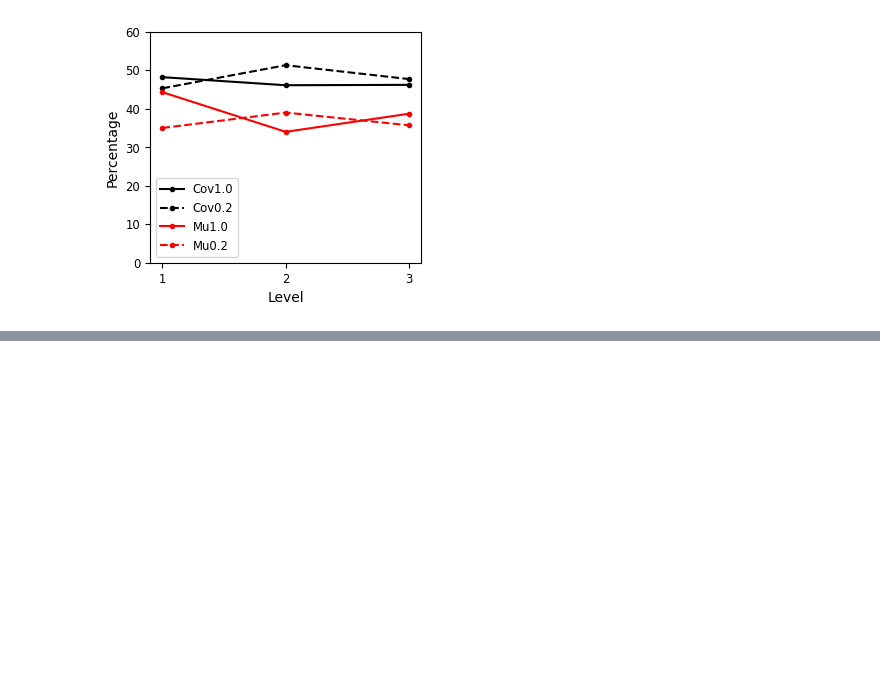
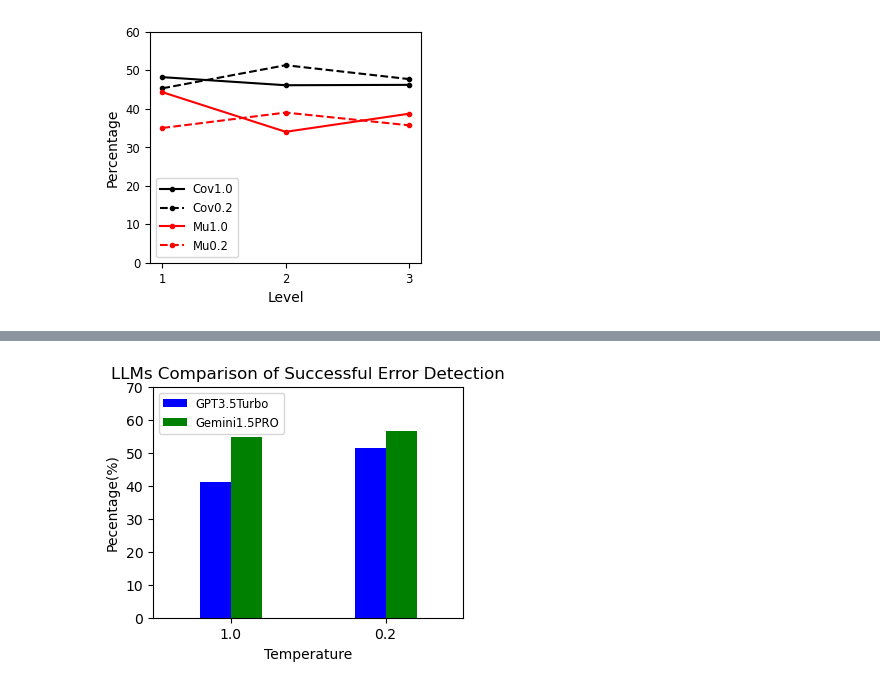
Before and after one commit to 12138mICHAEL1111/llm-test-generation, a Jupyter notebook: chart.ipynb, the cells around one changed output, grey strips where cells are left out. Drawn from its saved outputs; the diff is of its cells as text; code cells hidden in the pictures; blank space fills up the shorter version.

```diff
--- a/chart.ipynb
+++ b/chart.ipynb
@@ -117,0 +118,38 @@ plt.savefig("chart/compare.pdf", format='pdf', bbox_inches='tight')
+# %%
+import matplotlib.pyplot as plt
+import numpy as np
+
+# 示例数据
+categories = ['1.0', '0.2']
+GPT = [41.1,51.3]
+Gemini = [54.9,56.7]
+
+
+# 每个柱的位置
+x = np.arange(len(categories))  # 标签位置
+width = 0.2  # 柱的宽度
+
+# 创建图形
+# 绘制柱状图
+fig, ax = plt.subplots(figsize=(4, 3))
+bar1 = ax.bar(x - width/2, GPT, width, label='GPT3.5Turbo', color='blue')
+bar2 = ax.bar(x + width/2, Gemini, width, label='Gemini1.5PRO', color='green')
+
+# 添加标题和轴标签
+plt.title('LLMs Comparison of Successful Error Detection')
+plt.xlabel('Temperature')
+plt.ylabel('Pecentage(%)')
+
+# 添加类别名称
+ax.set_xticks(x)
+ax.set_xticklabels(categories)
+ax.set_xlim(-0.5, len(categories) - 0.5)
+plt.ylim(0, 70)
+
+# 添加图例
+plt.legend(fontsize="small")
+
+# 显示图形
+plt.savefig("chart/compare_error.pdf", format='pdf', bbox_inches='tight')
+# %% [output]
+[figure, added]
```
Also changed, not shown: parts of 1 cell of this notebook, 3 other files.
